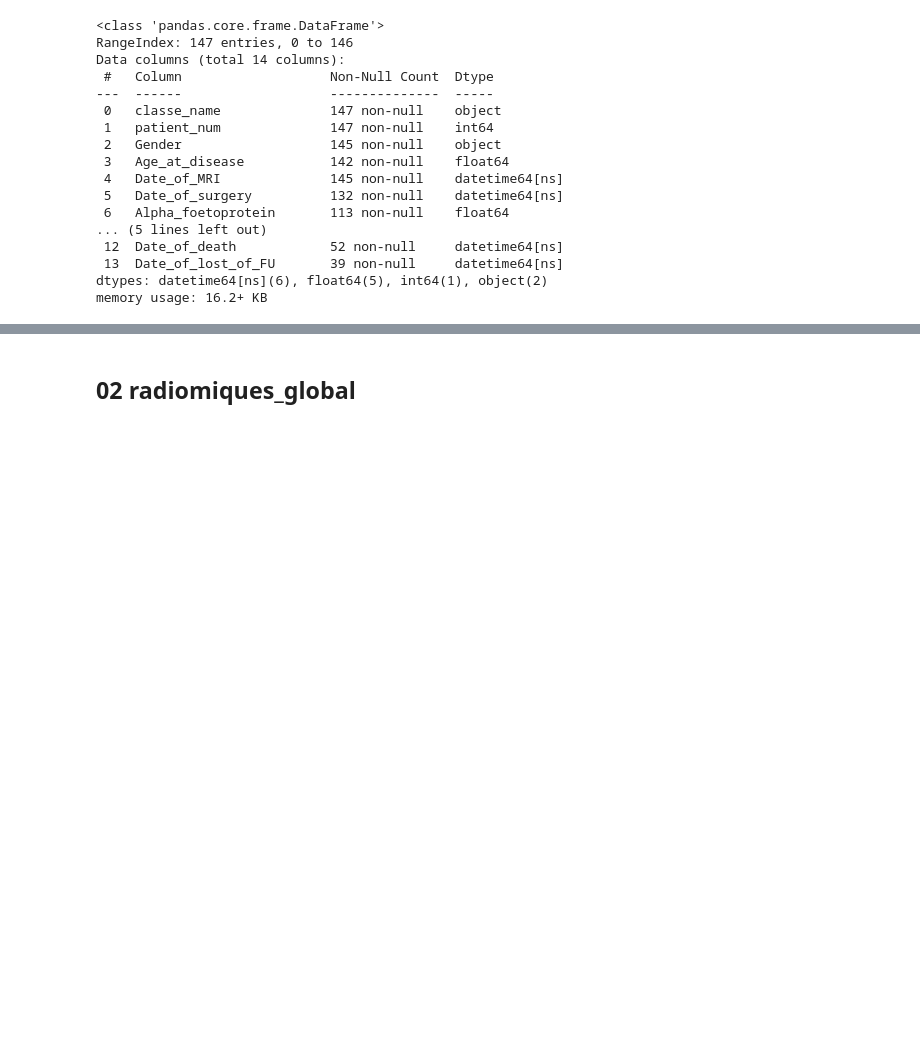
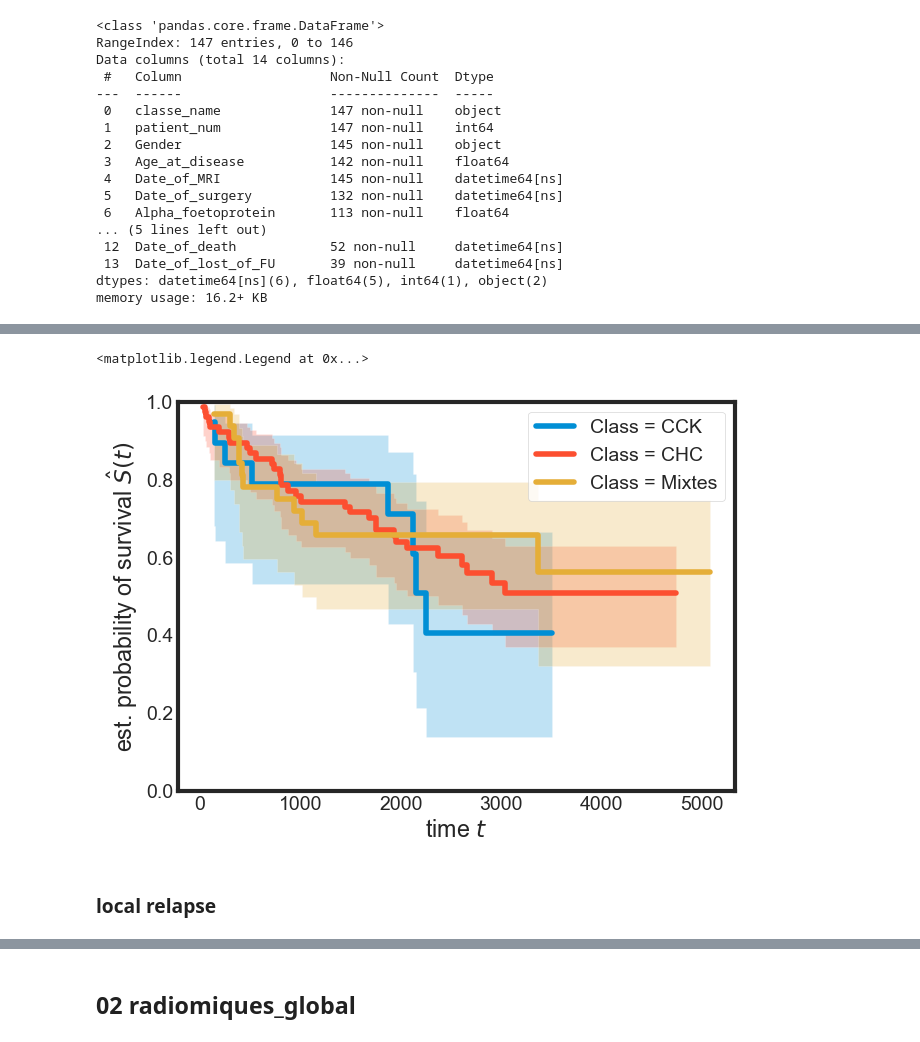
Before and after one commit to V1ncenttt/liver-cancer-survival-analysis, a Jupyter notebook: data_analyse.ipynb, the cells around one changed output, grey strips where cells are left out. Drawn from its saved outputs; the diff is of its cells as text; code cells hidden in the pictures; blank space fills up the shorter version.

```diff
--- a/data_analyse.ipynb
+++ b/data_analyse.ipynb
@@ -65,0 +134,21 @@ plt.show()
+# %%
+for class_name in ("CCK", "CHC", "Mixtes"):
+    mask_class = df["classe_name"] == class_name
+    time_treatment, survival_prob_treatment, conf_int = kaplan_meier_estimator(
+        df_s_t['Death'][mask_class],
+        df_s_t['survival_time'][mask_class],
+        conf_type="log-log",
+    )
+
+    plt.step(time_treatment, survival_prob_treatment, where="post", label=f"Class = {class_name}")
+    plt.fill_between(time_treatment, conf_int[0], conf_int[1], alpha=0.25, step="post")
+
+plt.ylim(0, 1)
+plt.ylabel(r"est. probability of survival $\hat{S}(t)$")
+plt.xlabel("time $t$")
+plt.legend(loc="best")
+# %% [output]
+<matplotlib.legend.Legend at 0x...>
+[figure, added]
+# %% [markdown]
+### local relapse
```
Also changed, not shown: parts of 30 cells of this notebook.
